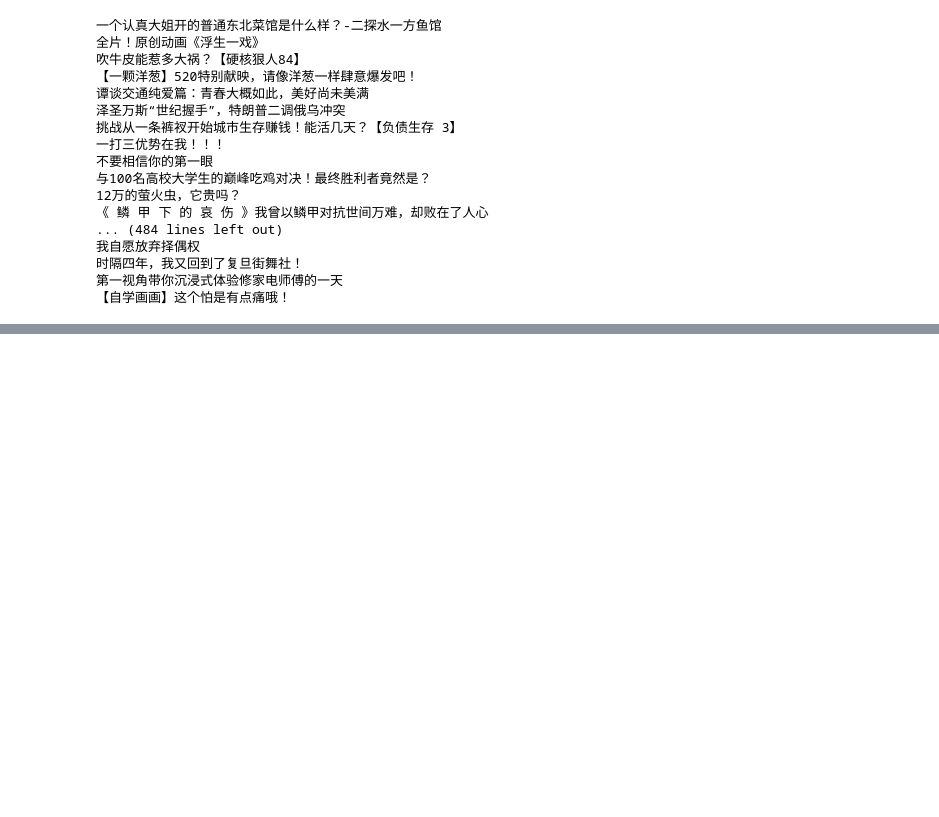
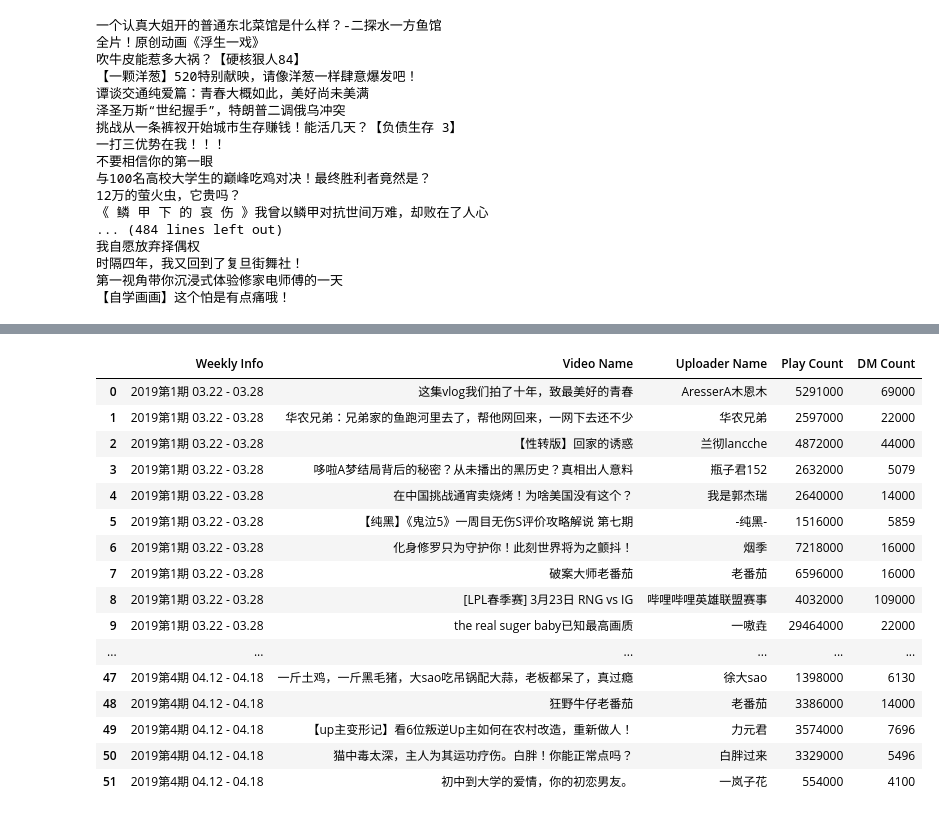
Before and after one commit to YifeiShi0076/bilibili_popular, a Jupyter notebook: test.ipynb, the cells around one changed output, grey strips where cells are left out. Drawn from its saved outputs; the diff is of its cells as text; code cells hidden in the pictures; blank space fills up the shorter version.

```diff
--- a/test.ipynb
+++ b/test.ipynb
@@ -190,0 +184,20 @@ driver.quit()
+# %%
+df
+# %% [output]
+|  | Weekly Info | Video Name | Uploader Name | Play Count | DM Count |
+| 0 | 2019第1期 03.22 - 03.28 | 这集vlog我们拍了十年，致最美好的青春 | AresserA木恩木 | 5291000 | 69000 |
+| 1 | 2019第1期 03.22 - 03.28 | 华农兄弟：兄弟家的鱼跑河里去了，帮他网回来，一网下去还不少 | 华农兄弟 | 2597000 | 22000 |
+| 2 | 2019第1期 03.22 - 03.28 | 【性转版】回家的诱惑 | 兰彻lancche | 4872000 | 44000 |
+| 3 | 2019第1期 03.22 - 03.28 | 哆啦A梦结局背后的秘密？从未播出的黑历史？真相出人意料 | 瓶子君152 | 2632000 | 5079 |
+| 4 | 2019第1期 03.22 - 03.28 | 在中国挑战通宵卖烧烤！为啥美国没有这个？ | 我是郭杰瑞 | 2640000 | 14000 |
+| 5 | 2019第1期 03.22 - 03.28 | 【纯黑】《鬼泣5》一周目无伤S评价攻略解说 第七期 | -纯黑- | 1516000 | 5859 |
+| 6 | 2019第1期 03.22 - 03.28 | 化身修罗只为守护你！此刻世界将为之颤抖！ | 烟季 | 7218000 | 16000 |
+| 7 | 2019第1期 03.22 - 03.28 | 破案大师老番茄 | 老番茄 | 6596000 | 16000 |
+| 8 | 2019第1期 03.22 - 03.28 | [LPL春季赛] 3月23日 RNG vs IG | 哔哩哔哩英雄联盟赛事 | 4032000 | 109000 |
+| 9 | 2019第1期 03.22 - 03.28 | the real suger baby已知最高画质 | 一嗷垚 | 29464000 | 22000 |
+| ... | ... | ... | ... | ... | ... |
+| 47 | 2019第4期 04.12 - 04.18 | 一斤土鸡，一斤黑毛猪，大sao吃吊锅配大蒜，老板都呆了，真过瘾 | 徐大sao | 1398000 | 6130 |
+| 48 | 2019第4期 04.12 - 04.18 | 狂野牛仔老番茄 | 老番茄 | 3386000 | 14000 |
+| 49 | 2019第4期 04.12 - 04.18 | 【up主变形记】看6位叛逆Up主如何在农村改造，重新做人！ | 力元君 | 3574000 | 7696 |
+| 50 | 2019第4期 04.12 - 04.18 | 猫中毒太深，主人为其运功疗伤。白胖！你能正常点吗？ | 白胖过来 | 3329000 | 5496 |
+| 51 | 2019第4期 04.12 - 04.18 | 初中到大学的爱情，你的初恋男友。 | 一岚子花 | 554000 | 4100 |
```
Also changed, not shown: parts of 2 cells of this notebook.
